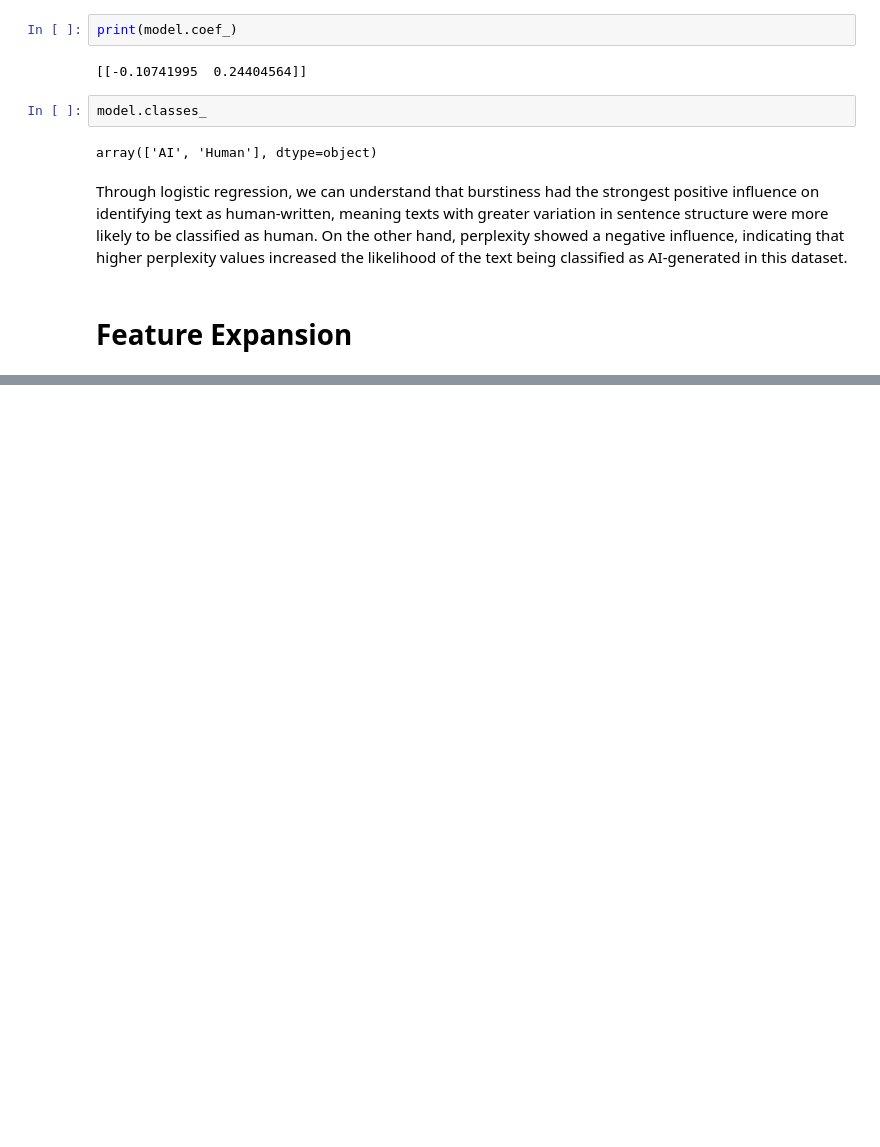
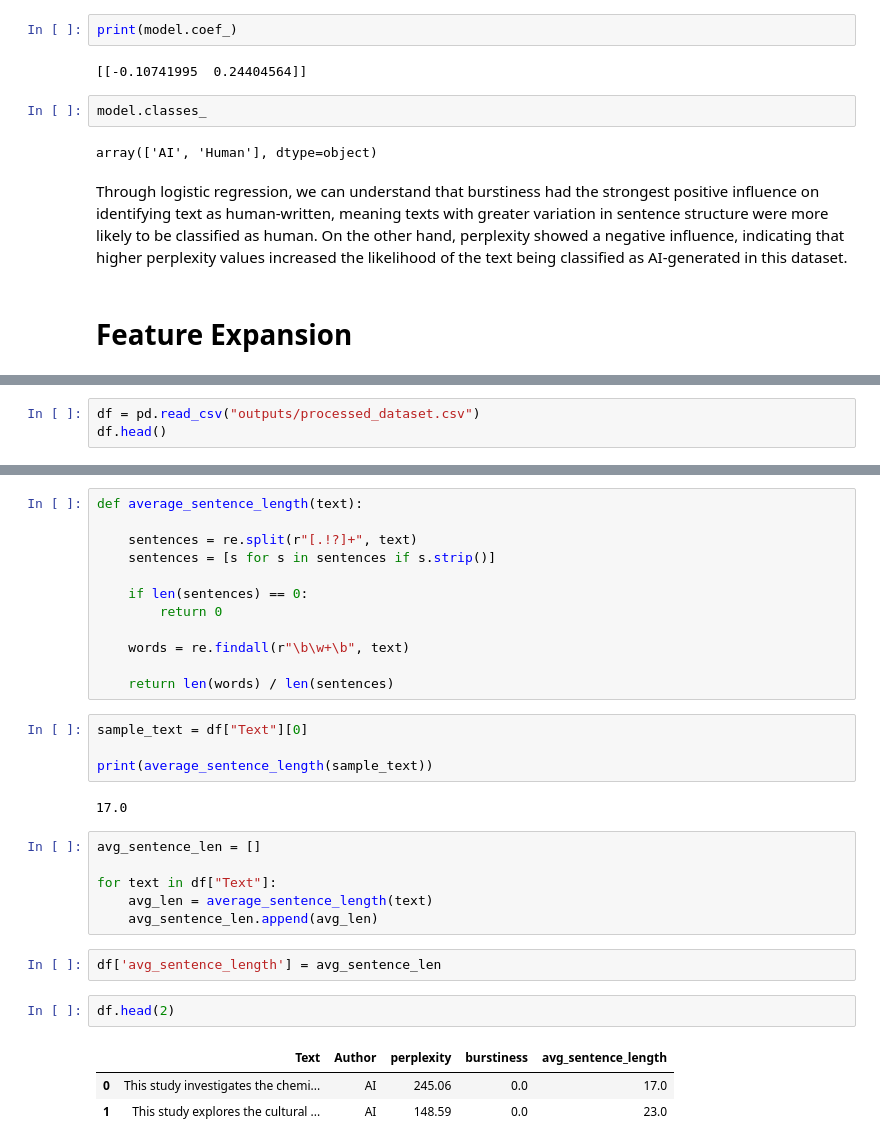
Before and after one commit to shahabzack/ai-writing-analyzer, a Jupyter notebook: analysis/analyze_dataset.ipynb, the cells around one changed output, grey strips where cells are left out. Drawn from its saved outputs; the diff is of its cells as text; blank space fills up the shorter version.

```diff
--- a/analysis/analyze_dataset.ipynb
+++ b/analysis/analyze_dataset.ipynb
@@ -245,0 +249,3 @@ Through logistic regression, we can understand that burstiness had the strongest
+# %%
+df = pd.read_csv("outputs/processed_dataset.csv")
+df.head()
@@ -245,0 +259,32 @@ Through logistic regression, we can understand that burstiness had the strongest
+# %%
+def average_sentence_length(text):
+
+    sentences = re.split(r"[.!?]+", text)
+    sentences = [s for s in sentences if s.strip()]
+
+    if len(sentences) == 0:
+        return 0
+
+    words = re.findall(r"\b\w+\b", text)
+
+    return len(words) / len(sentences)
+# %%
+sample_text = df["Text"][0]
+
+print(average_sentence_length(sample_text))
+# %% [output]
+17.0
+# %%
+avg_sentence_len = []
+
+for text in df["Text"]:
+    avg_len = average_sentence_length(text)
+    avg_sentence_len.append(avg_len)
+# %%
+df['avg_sentence_length'] = avg_sentence_len
+# %%
+df.head(2)
+# %% [output]
+|  | Text | Author | perplexity | burstiness | avg_sentence_length |
+| 0 | This study investigates the chemi... | AI | 245.06 | 0.0 | 17.0 |
+| 1 | This study explores the cultural ... | AI | 148.59 | 0.0 | 23.0 |
```
Also changed, not shown: parts of 14 cells of this notebook, 7 other files.
